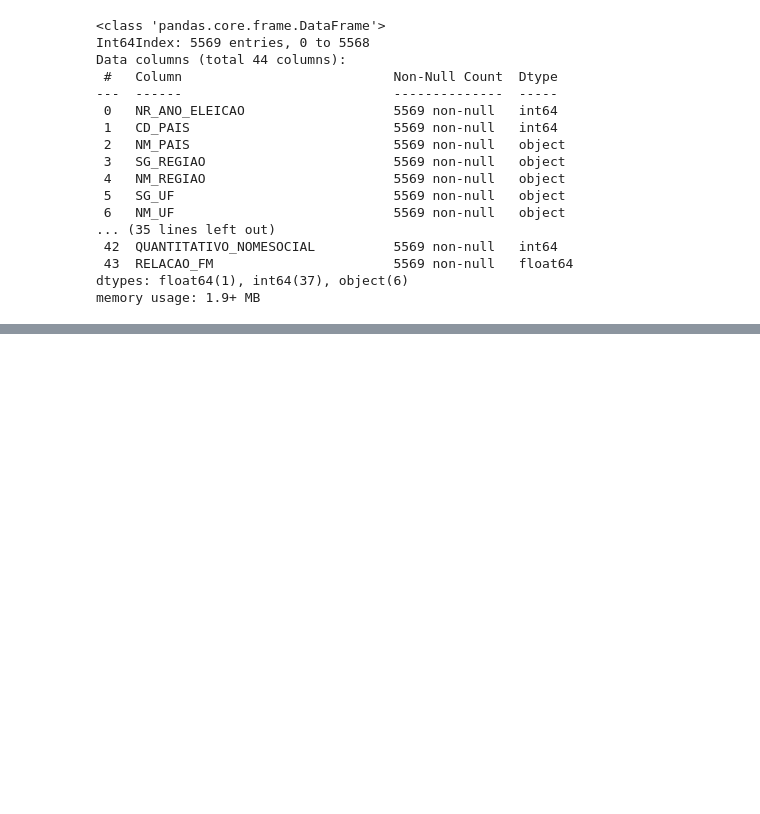
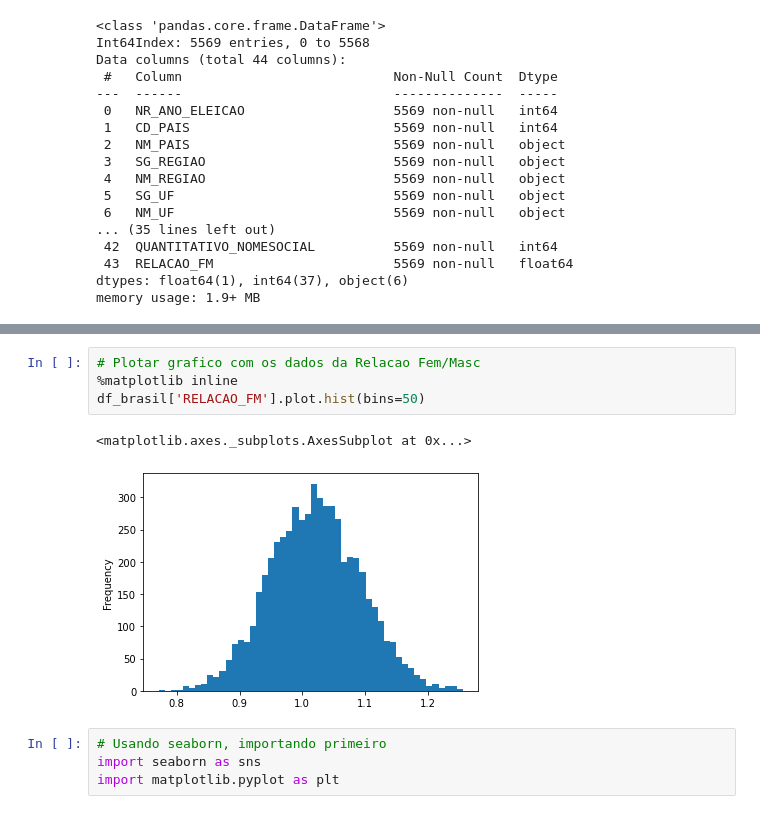
Before and after one commit to ebraimcarvalho/analise-dados-python-labhacker, a Jupyter notebook: 02_csv_eleitorado/csv_eleitores_municipio.ipynb, the cells around one changed output, grey strips where cells are left out. Drawn from its saved outputs; the diff is of its cells as text; blank space fills up the shorter version.

Commit message:
use seaborn

```diff
--- a/02_csv_eleitorado/csv_eleitores_municipio.ipynb
+++ b/02_csv_eleitorado/csv_eleitores_municipio.ipynb
@@ -214,0 +257,11 @@ memory usage: 1.9+ MB
+# %%
+# Plotar grafico com os dados da Relacao Fem/Masc
+%matplotlib inline
+df_brasil['RELACAO_FM'].plot.hist(bins=50)
+# %% [output]
+<matplotlib.axes._subplots.AxesSubplot at 0x...>
+[figure, added]
+# %%
+# Usando seaborn, importando primeiro
+import seaborn as sns
+import matplotlib.pyplot as plt
```
Also changed, not shown: parts of 3 cells of this notebook.
